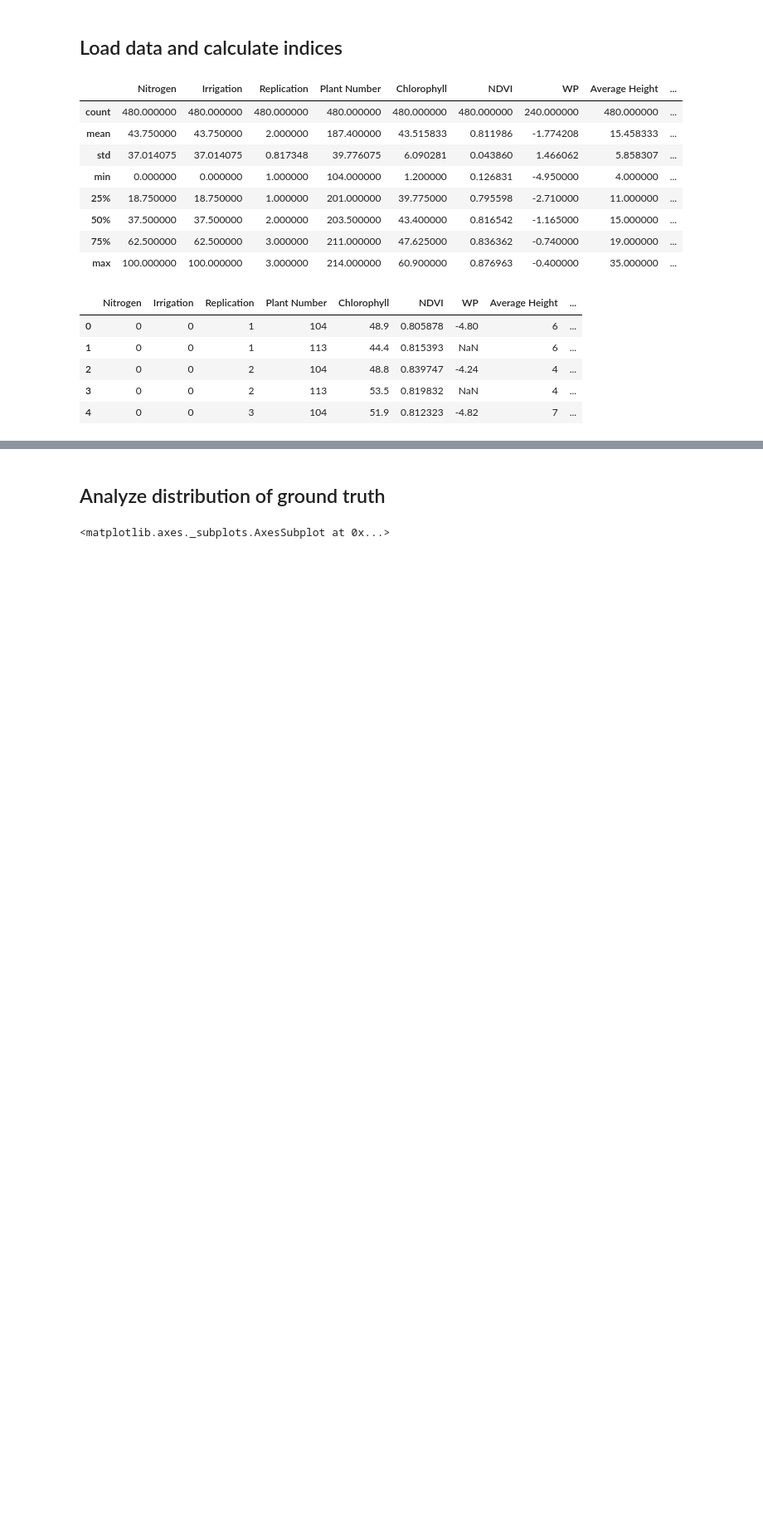
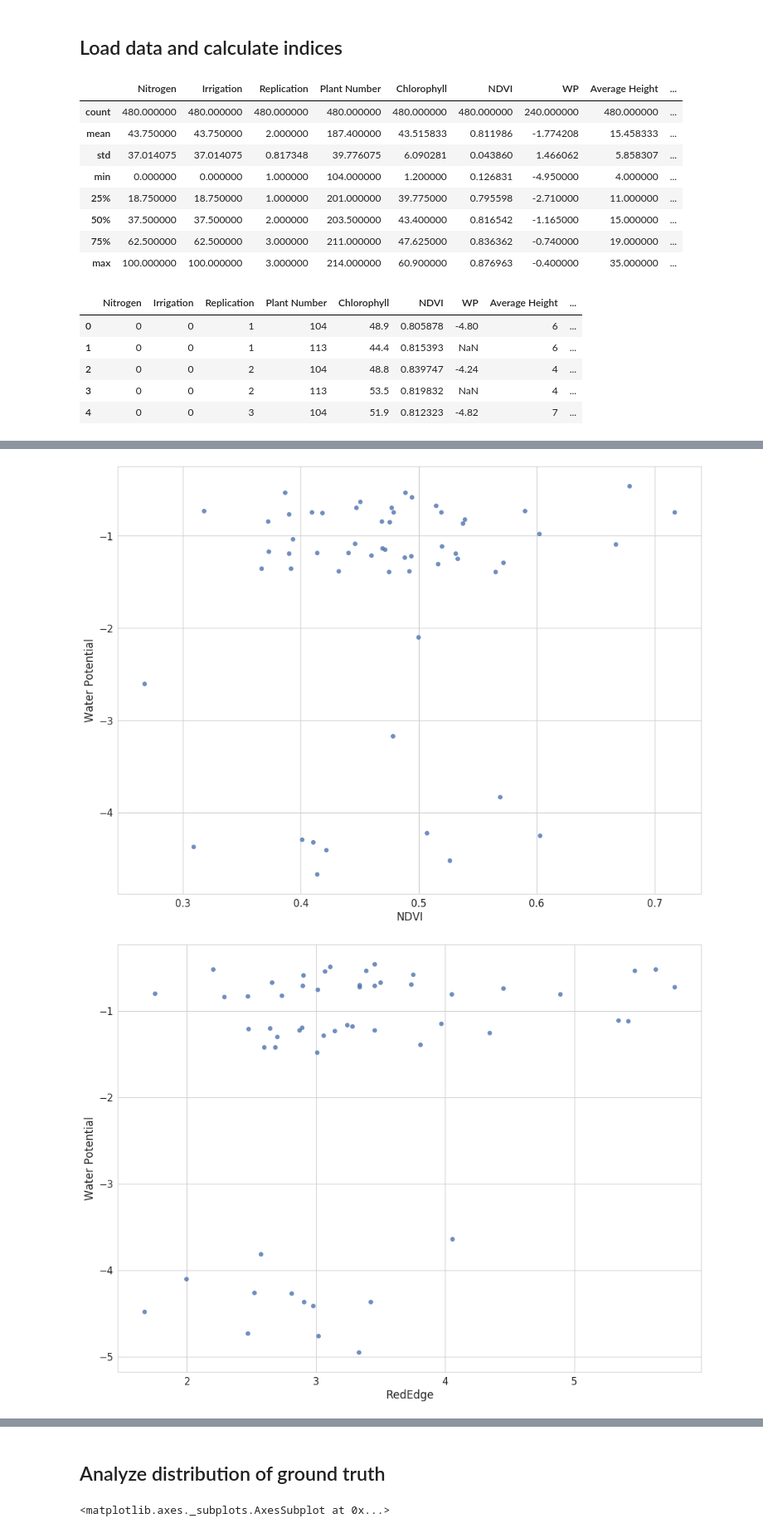
Before and after one commit to cheripai/thesis, a Jupyter notebook: notebooks/Lettuce_Raster_Analysis.ipynb, the cells around one changed output, grey strips where cells are left out. Shown at 83% size. Saved outputs shown, nothing was run; the diff lists cells and outputs as text; code cells hidden in the pictures; blank space fills up the shorter version.

```diff
--- a/notebooks/Lettuce_Raster_Analysis.ipynb
+++ b/notebooks/Lettuce_Raster_Analysis.ipynb
@@ -42,6 +64,32 @@ for id, row in df.iterrows():
     channel_vals.append([b, g, r, re, nir])
 
 df["channel_vals"] = channel_vals
+# %%
+ndvi, rededge, evi, mcari, gndvi, dgci, channel_vals = [], [], [], [], [], [], []
+for id, row in df.iterrows():
+    raster = np.load(row["img_path"])
+    b, g, r, re, nir = np.mean(raster, axis=(0, 1))
+    ndvi.append(NDVI(r, nir))
+    rededge.append(RedEdge(r, re))
+    evi.append(EVI(b, r, nir))
+    mcari.append(MCARI(g, r, re))
+    gndvi.append(GNDVI(g, nir))
+    # channel_vals.append([b, g, r, re, nir])
+    channel_vals.append([b, g, r])
+    hls = np.zeros((raster.shape[0], raster.shape[1], 3))
+    for i in range(raster.shape[0]):
+        for j in range(raster.shape[1]):
+            hls[i, j] = rgb_to_hls(raster[i,j,2], raster[i,j,1], raster[i,j,0])
+    h, l, s = np.mean(hls, axis=(0, 1))
+    dgci.append(DGCI(h, l, s))
+
+df["UAV_NDVI"] = ndvi
+df["RedEdge"] = rededge
+df["EVI"] = evi
+df["MCARI"] = mcari
+df["GNDVI"] = gndvi
+df["DGCI"] = dgci
+df["channel_vals"] = channel_vals
 # %%
 df.head()
 # %% [output]
@@ -53,0 +110,10 @@ df.head()
+# %%
+def create_scatter(x, y, x_title, y_title):
+    x, y = shuffle(x, y)
+    x = x[:100]
+    y = y[:100]
+    fig = plt.figure()
+    sns.regplot(x=x, y=y, fit_reg=False, label="big")
+    plt.xlabel(x_title)
+    plt.ylabel(y_title)
+    plt.savefig("{}_{}.png".format(x_title.replace(" ", "_"), y_title.replace(" ", "_")))
@@ -53,0 +134,10 @@ df.head()
+# %%
+create_scatter(df["UAV_NDVI"], df["WP"], "NDVI", "Water Potential")
+create_scatter(df["RedEdge"], df["WP"], "RedEdge", "Water Potential")
+create_scatter(df["EVI"], df["WP"], "EVI", "Water Potential")
+create_scatter(df["MCARI"], df["WP"], "MCARI", "Water Potential")
+create_scatter(df["GNDVI"], df["WP"], "GNDVI", "Water Potential")
+create_scatter(df["DGCI"], df["WP"], "DGCI", "Water Potential")
+# %% [output]
+[figure, added]
+[figure, added]
```
Also changed, not shown: parts of 16 cells of this notebook, 1 other file.
